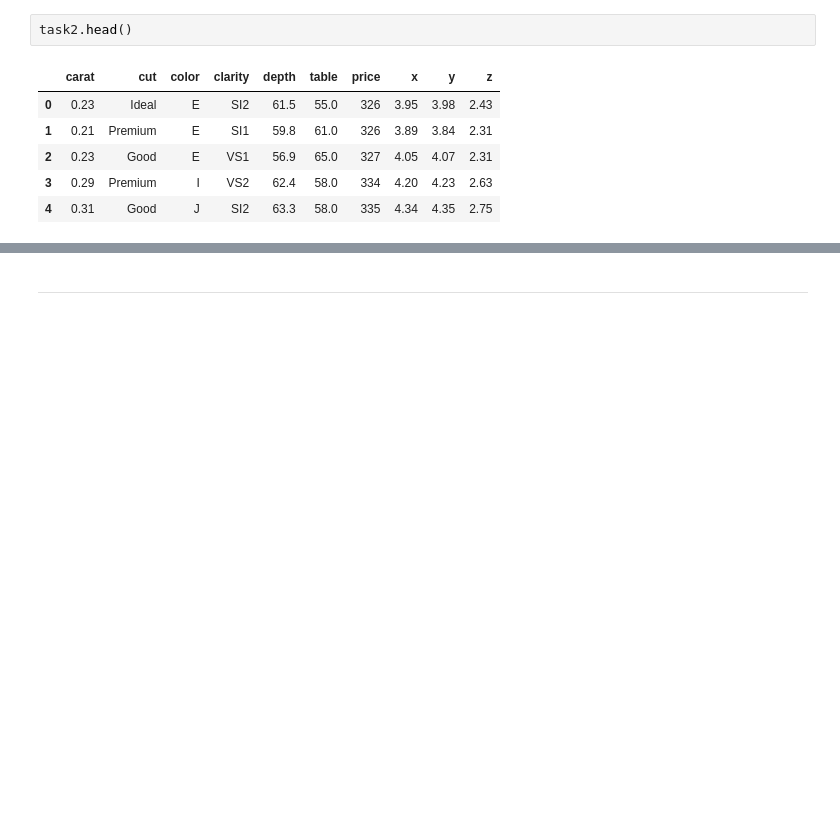
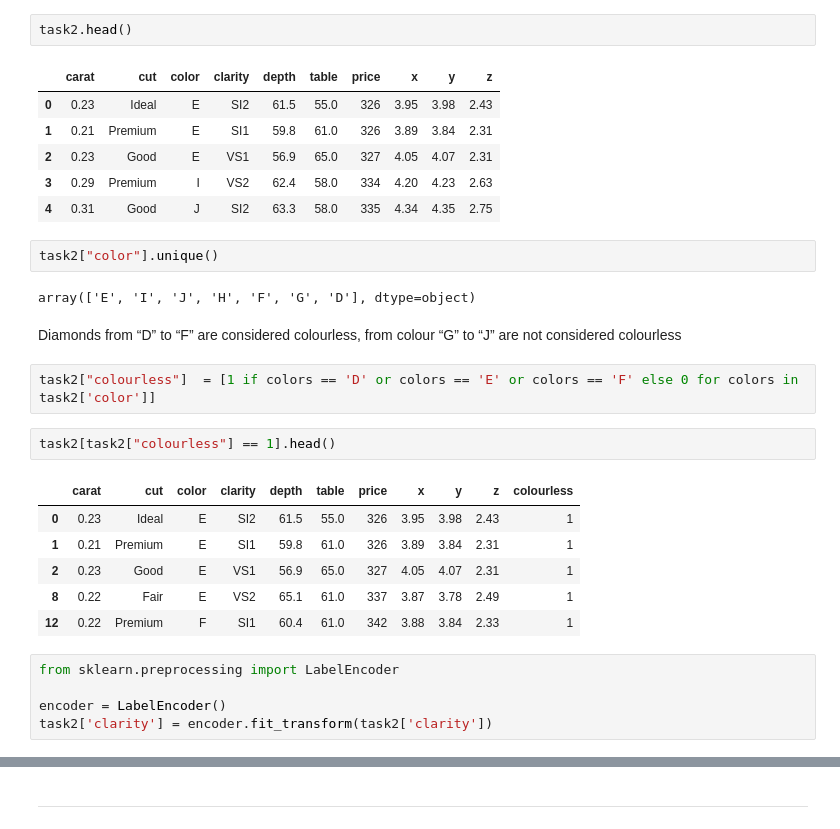
Before and after one commit to CristhianMacedo2024104/Statistical-Techniques-CA2, a Jupyter notebook: CristhianMacedo_StatisticalTecHDip_CA2.ipynb, the cells around one changed output, grey strips where cells are left out. Saved outputs shown, nothing was run; the diff lists cells and outputs as text; blank space fills up the shorter version.

```diff
--- a/CristhianMacedo_StatisticalTecHDip_CA2.ipynb
+++ b/CristhianMacedo_StatisticalTecHDip_CA2.ipynb
@@ -326,3 +368,25 @@ task2.head()
 | 2 | 0.23 | Good | E | VS1 | 56.9 | 65.0 | 327 | 4.05 | 4.07 | 2.31 |
 | 3 | 0.29 | Premium | I | VS2 | 62.4 | 58.0 | 334 | 4.20 | 4.23 | 2.63 |
 | 4 | 0.31 | Good | J | SI2 | 63.3 | 58.0 | 335 | 4.34 | 4.35 | 2.75 |
+# %%
+task2["color"].unique()
+# %% [output]
+array(['E', 'I', 'J', 'H', 'F', 'G', 'D'], dtype=object)
+# %% [markdown]
+Diamonds from “D” to “F” are considered colourless, from colour “G” to “J” are not considered colourless
+# %%
+task2["colourless"]  = [1 if colors == 'D' or colors == 'E' or colors == 'F' else 0 for colors in task2['color']]
+# %%
+task2[task2["colourless"] == 1].head()
+# %% [output]
+|  | carat | cut | color | clarity | depth | table | price | x | y | z | colourless |
+| 0 | 0.23 | Ideal | E | SI2 | 61.5 | 55.0 | 326 | 3.95 | 3.98 | 2.43 | 1 |
+| 1 | 0.21 | Premium | E | SI1 | 59.8 | 61.0 | 326 | 3.89 | 3.84 | 2.31 | 1 |
+| 2 | 0.23 | Good | E | VS1 | 56.9 | 65.0 | 327 | 4.05 | 4.07 | 2.31 | 1 |
+| 8 | 0.22 | Fair | E | VS2 | 65.1 | 61.0 | 337 | 3.87 | 3.78 | 2.49 | 1 |
+| 12 | 0.22 | Premium | F | SI1 | 60.4 | 61.0 | 342 | 3.88 | 3.84 | 2.33 | 1 |
+# %%
+from sklearn.preprocessing import LabelEncoder
+
+encoder = LabelEncoder()
+task2['clarity'] = encoder.fit_transform(task2['clarity'])
```
Also changed, not shown: parts of 13 cells of this notebook.
